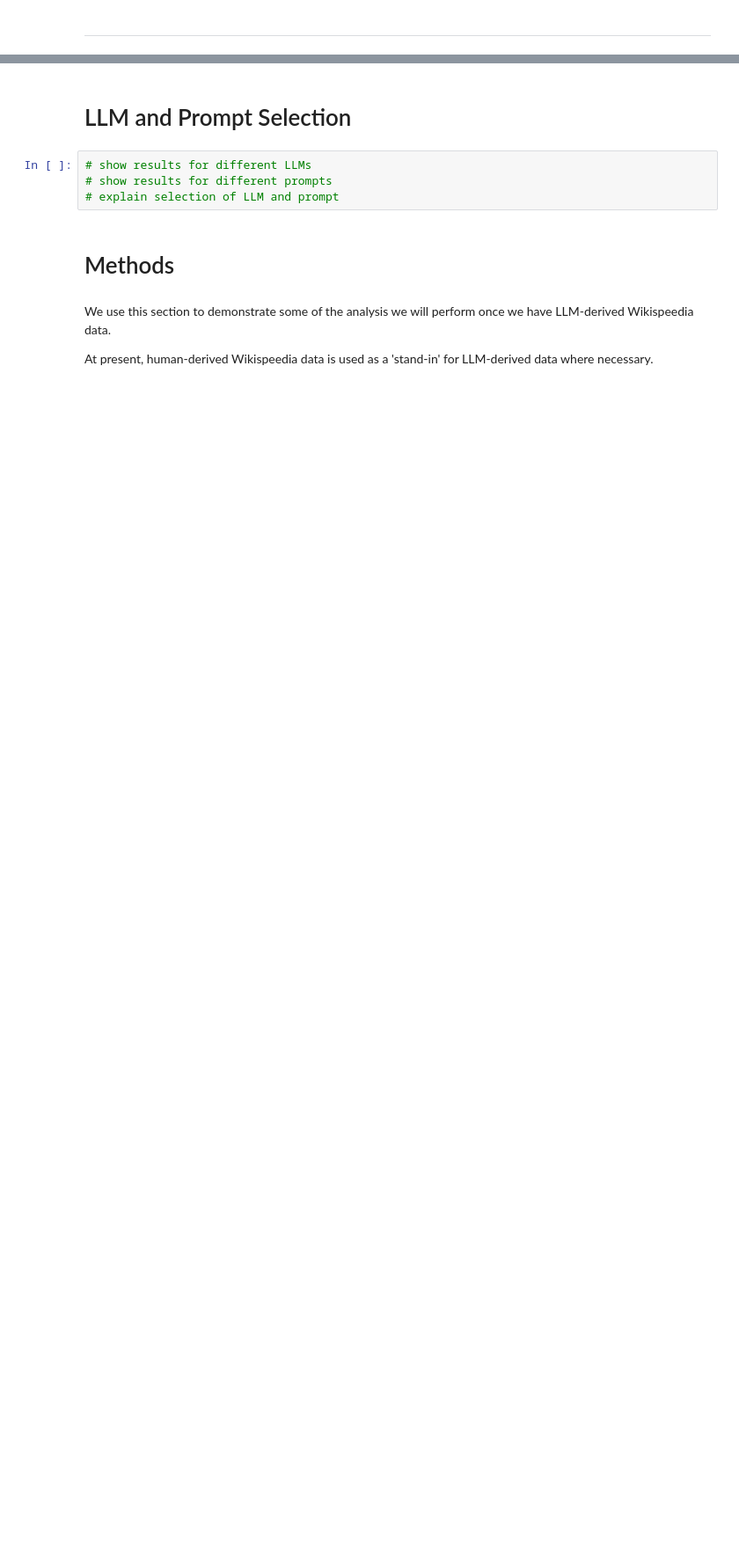
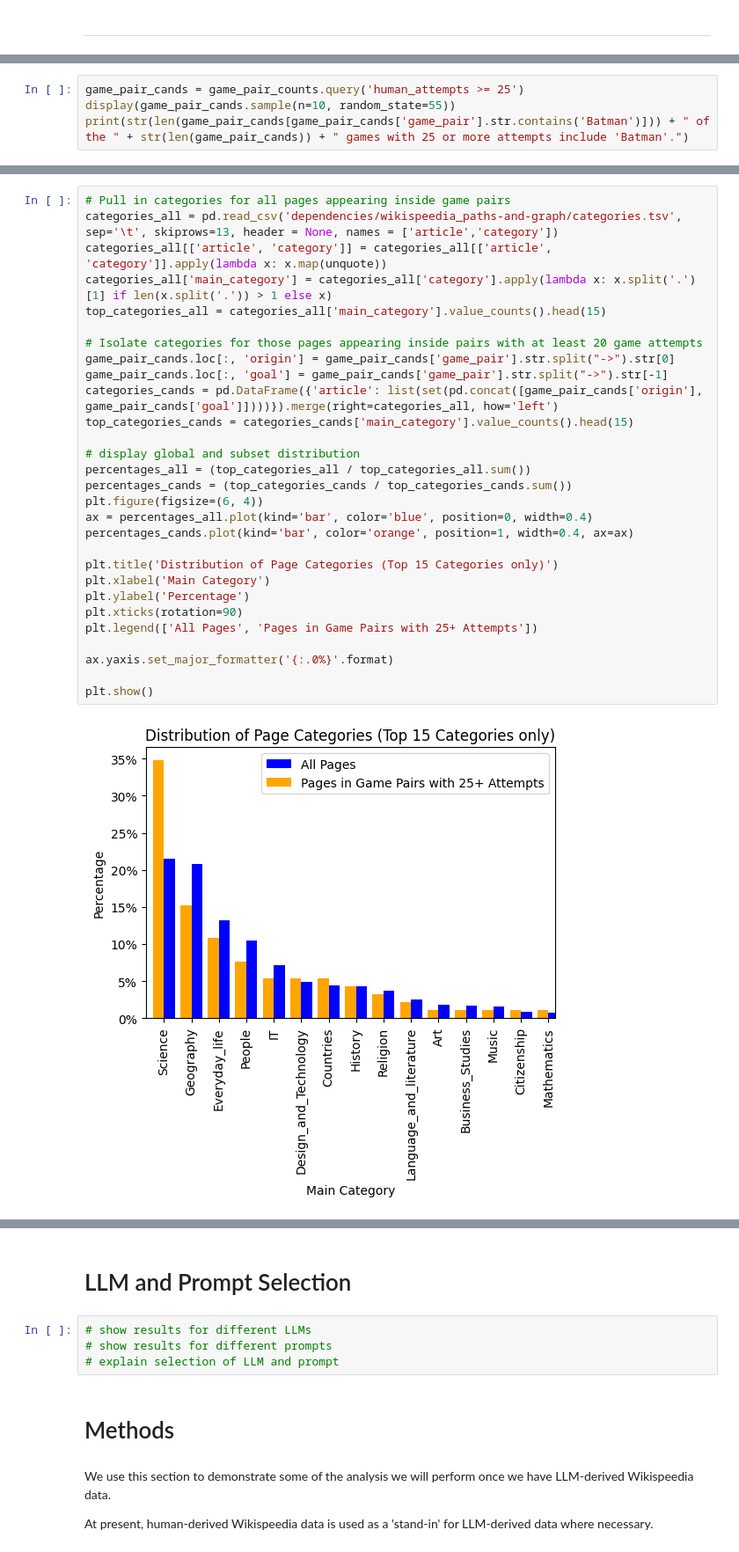
Before and after one commit to epfl-ada/ada-2023-project-klech, a Jupyter notebook: analysis.ipynb, the cells around one changed output, grey strips where cells are left out. Shown at 88% size. Drawn from its saved outputs; the diff is of its cells as text; blank space fills up the shorter version.

```diff
--- a/analysis.ipynb
+++ b/analysis.ipynb
@@ -12,0 +83,4 @@
+# %%
+game_pair_cands = game_pair_counts.query('human_attempts >= 25')
+display(game_pair_cands.sample(n=10, random_state=55))
+print(str(len(game_pair_cands[game_pair_cands['game_pair'].str.contains('Batman')])) + " of the " + str(len(game_pair_cands)) + " games with 25 or more attempts include 'Batman'.")
@@ -12,0 +108,31 @@
+# %%
+# Pull in categories for all pages appearing inside game pairs
+categories_all = pd.read_csv('dependencies/wikispeedia_paths-and-graph/categories.tsv', sep='\t', skiprows=13, header = None, names = ['article','category'])
+categories_all[['article', 'category']] = categories_all[['article', 'category']].apply(lambda x: x.map(unquote))
+categories_all['main_category'] = categories_all['category'].apply(lambda x: x.split('.')[1] if len(x.split('.')) > 1 else x)
+top_categories_all = categories_all['main_category'].value_counts().head(15)
+
+# Isolate categories for those pages appearing inside pairs with at least 20 game attempts
+game_pair_cands.loc[:, 'origin'] = game_pair_cands['game_pair'].str.split("->").str[0]
+game_pair_cands.loc[:, 'goal'] = game_pair_cands['game_pair'].str.split("->").str[-1]
+categories_cands = pd.DataFrame({'article': list(set(pd.concat([game_pair_cands['origin'], game_pair_cands['goal']])))}).merge(right=categories_all, how='left')
+top_categories_cands = categories_cands['main_category'].value_counts().head(15)
+
+# display global and subset distribution
+percentages_all = (top_categories_all / top_categories_all.sum())
+percentages_cands = (top_categories_cands / top_categories_cands.sum())
+plt.figure(figsize=(6, 4))
+ax = percentages_all.plot(kind='bar', color='blue', position=0, width=0.4)
+percentages_cands.plot(kind='bar', color='orange', position=1, width=0.4, ax=ax)
+
+plt.title('Distribution of Page Categories (Top 15 Categories only)')
+plt.xlabel('Main Category')
+plt.ylabel('Percentage')
+plt.xticks(rotation=90)
+plt.legend(['All Pages', 'Pages in Game Pairs with 25+ Attempts'])
+
+ax.yaxis.set_major_formatter('{:.0%}'.format)
+
+plt.show()
+# %% [output]
+[figure, added]
```
Also changed, not shown: parts of 38 cells of this notebook, 3 other files.
